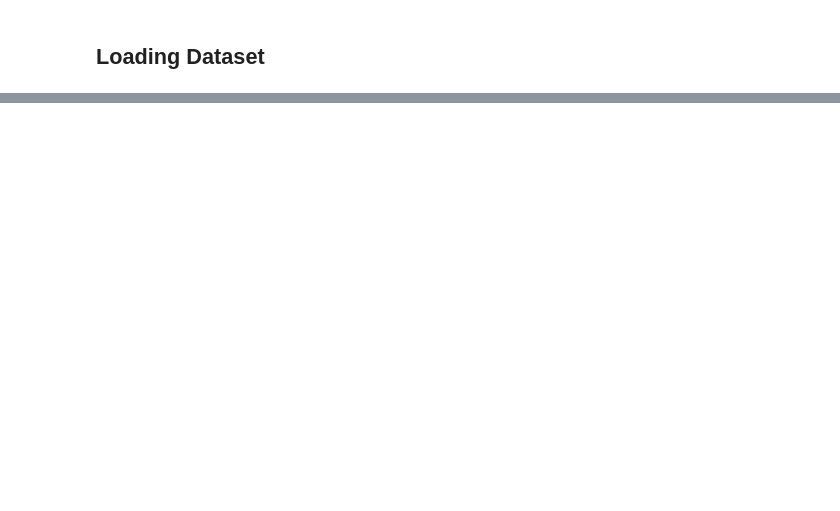
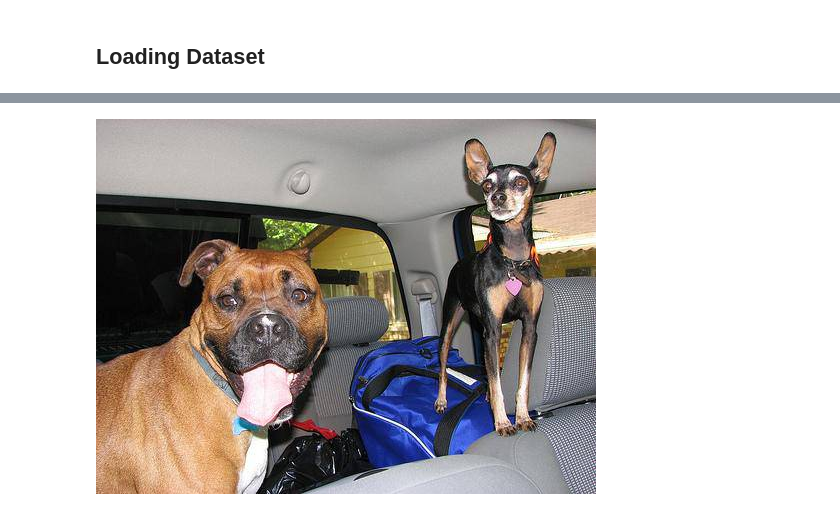
Before and after one commit to koulkoudakis/dog-breed-classifier, a Jupyter notebook: dog_breed_classifier.ipynb, the cells around one changed output, grey strips where cells are left out. Cells and saved outputs as stored; diff of their text form; code cells hidden in the pictures; blank space fills up the shorter version.

```diff
--- a/dog_breed_classifier.ipynb
+++ b/dog_breed_classifier.ipynb
@@ -66,0 +130,6 @@ Streaming output truncated to the last 5000 lines.
+# %%
+# View image sample
+from IPython.display import Image
+Image("/content/drive/MyDrive/ML Projects/train/ffe5f6d8e2bff356e9482a80a6e29aac.jpg")
+# %% [output]
+[figure, added]
```
Also changed, not shown: parts of 15 cells of this notebook.
